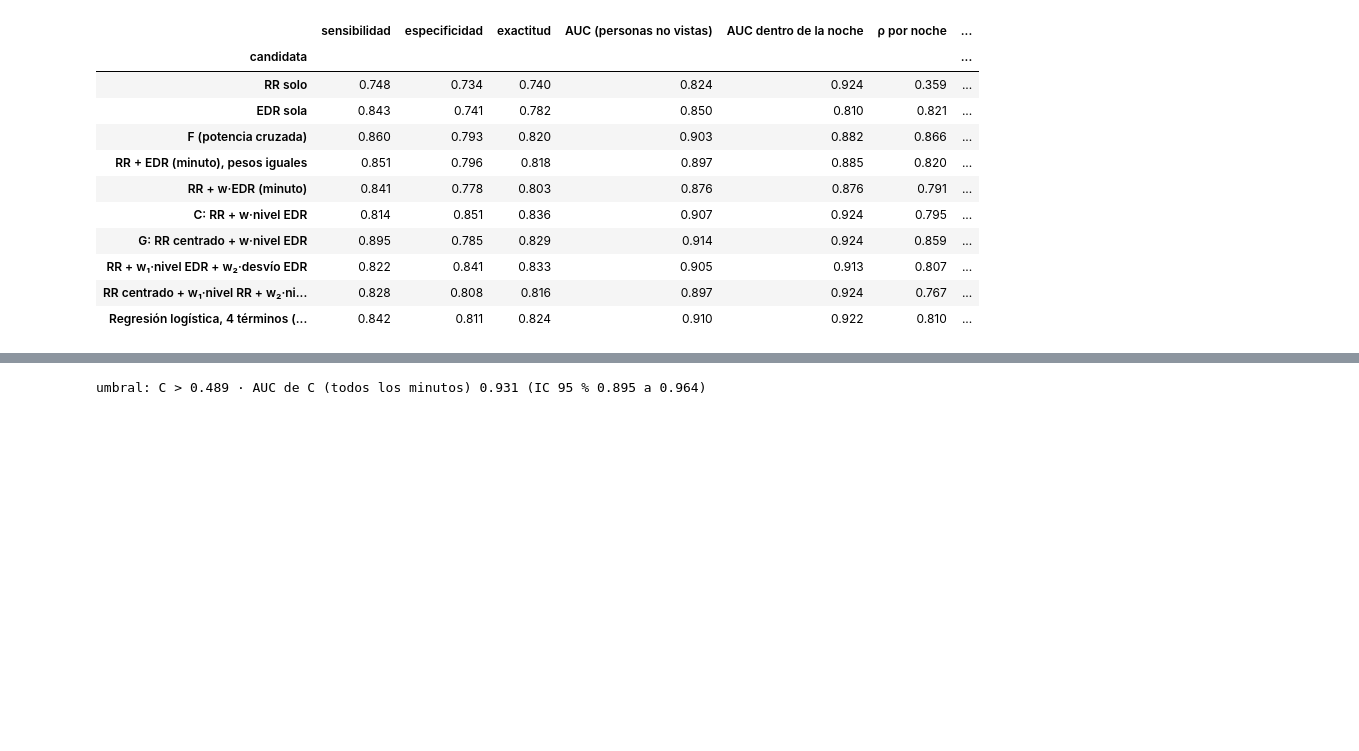
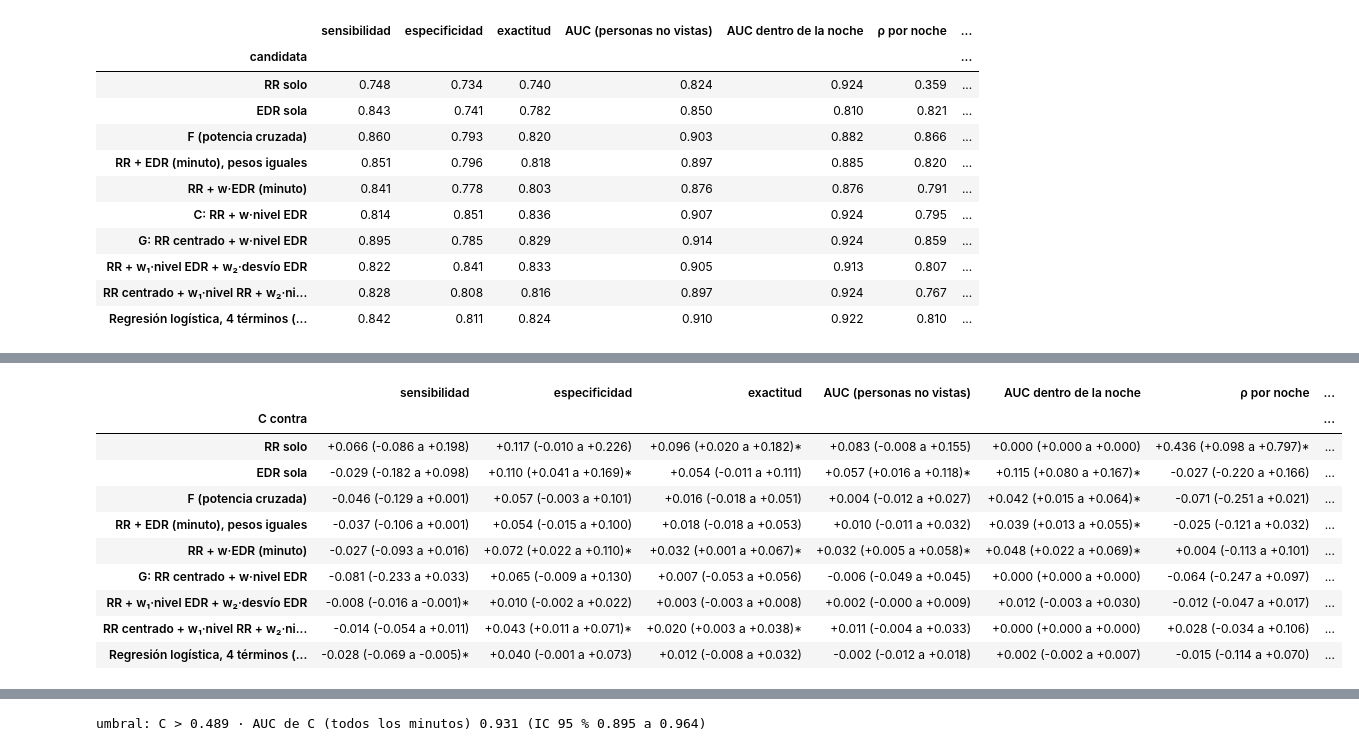
Before and after one commit to afrateitba/PSIB2026Q2-TPS-Grupo08-Frate-Tenca-Weizman, a Jupyter notebook: notebooks/04_feature_y_detector.ipynb, the cells around one changed output, grey strips where cells are left out. Cells and saved outputs as stored; diff of their text form; code cells hidden in the pictures; blank space fills up the shorter version.

```diff
--- a/notebooks/04_feature_y_detector.ipynb
+++ b/notebooks/04_feature_y_detector.ipynb
@@ -556,9 +556,9 @@ def cv_candidata(base, libres):
         u_ = youden_threshold(s_tr, y_all[tr]); pred[te] = s_te > u_; marg[te] = s_te - u_; aucs.append(auc(s_te, y_all[te]))
     return pred, marg, float(np.mean(aucs))
 
-filas, preds_cand = [], {}
+filas, preds_cand, margs_cand = [], {}, {}
 for nombre, (base, libres) in list(CANDIDATAS.items()) + [("Regresión logística, 4 términos (referencia)", (None, None))]:
-    pred, marg, auc_g = cv_candidata(base, libres); preds_cand[nombre] = pred
+    pred, marg, auc_g = cv_candidata(base, libres); preds_cand[nombre] = pred; margs_cand[nombre] = marg
     nn = ev.assign(p=pred).groupby("record").agg(real=("label", "mean"), estimada=("p", "mean")).join(split.set_index("record").category)
     dentro_c = [auc(marg[(ev.record == r).to_numpy()], y_all[(ev.record == r).to_numpy()]) for r in dentro.record]
     filas.append({"candidata": nombre, **metricas(y_all, pred), "AUC (personas no vistas)": auc_g,
@@ -566,16 +566,6 @@ for nombre, (base, libres) in list(CANDIDATAS.items()) + [("Regresión logístic
                   "% marcado en controles": 100 * nn[nn.category == "C"].estimada.mean()})
 tabla_cand = pd.DataFrame(filas).set_index("candidata")
 
-acierto_c = (preds_cand["C: RR + w·nivel EDR"] == y_all).astype(float)
-dif = []
-for nombre in tabla_cand.index:
-    if nombre.startswith("C:"):
-        continue
-    a_o = (preds_cand[nombre] == y_all).astype(float)
-    bs = [acierto_c[i].mean() - a_o[i].mean() for i in boot_idx]
-    dif.append({"C contra": nombre, "diferencia de exactitud": acierto_c.mean() - a_o.mean(),
-                "IC 95 %": f"{np.percentile(bs, 2.5):+.3f} a {np.percentile(bs, 97.5):+.3f}"})
-display_dif = pd.DataFrame(dif).set_index("C contra").round(3)
 tabla_cand.round(3)
 # %% [output]
 |  | sensibilidad | especificidad | exactitud | AUC (personas no vistas) | AUC dentro de la noche | ρ por noche | ... |
@@ -620,0 +592,66 @@ Se elige el umbral que maximiza el **índice de Youden**, J = sensibilidad + esp
+# %%
+rec_arr = ev.record.to_numpy()
+cat_de = split.set_index("record").category
+fold_min = np.zeros(len(ev), int)
+for k_, gpo in enumerate(grupos):
+    fold_min[np.isin(subj, gpo)] = k_
+recs_de = ev.groupby("subject").record.unique().to_dict()
+noches_dentro = set(dentro.record)
+
+def por_noche(pred, marg):
+    """% real y estimado de apnea, AUC dentro de la noche y categoría, por registro."""
+    d = pd.DataFrame({"record": rec_arr, "y": y_all, "p": pred, "m": marg})
+    out = d.groupby("record").agg(real=("y", "mean"), est=("p", "mean"))
+    out["auc_dentro"] = [auc(g_.m.to_numpy(), g_.y.to_numpy()) if r_ in noches_dentro else np.nan
+                         for r_, g_ in d.groupby("record")]
+    out["categoria"] = cat_de.reindex(out.index).to_numpy()
+    return out
+
+def medidas(pred, marg, noches, i, recs):
+    y_, p_ = y_all[i], pred[i]
+    aucs_ = [auc(marg[i][fold_min[i] == k_], y_[fold_min[i] == k_]) for k_ in range(len(grupos))
+             if 0 < y_[fold_min[i] == k_].sum() < (fold_min[i] == k_).sum()]
+    n_ = noches.loc[recs]
+    return {**metricas(y_, p_), "AUC (personas no vistas)": np.mean(aucs_),
+            "AUC dentro de la noche": np.nanmedian(n_.auc_dentro.to_numpy()),
+            "ρ por noche": spearmanr(n_.real, n_.est)[0],
+            "% marcado en controles": 100 * n_[n_.categoria == "C"].est.mean() if (n_.categoria == "C").any() else np.nan}
+
+rng_b = np.random.default_rng(2026)
+sorteos = [rng_b.choice(us, len(us)) for _ in range(2000)]
+muestras = [(np.concatenate([idx_por_suj[u] for u in su]), np.concatenate([recs_de[u] for u in su])) for su in sorteos]
+todos = (np.arange(len(ev)), np.array(sorted(set(rec_arr))))
+NOMBRE_C = "C: RR + w·nivel EDR"
+noches_cand = {n_: por_noche(preds_cand[n_], margs_cand[n_]) for n_ in preds_cand}
+boot_cand = {n_: pd.DataFrame([medidas(preds_cand[n_], margs_cand[n_], noches_cand[n_], i_, r_) for i_, r_ in muestras])
+             for n_ in preds_cand}
+punto = {n_: medidas(preds_cand[n_], margs_cand[n_], noches_cand[n_], *todos) for n_ in preds_cand}
+
+def _celda(d, lo, hi):
+    sig = "*" if lo > 0 or hi < 0 else ""
+    return f"{d:+.3f} ({lo:+.3f} a {hi:+.3f}){sig}"
+
+filas_d = []
+for n_ in preds_cand:
+    if n_ == NOMBRE_C:
+        continue
+    dif_b = boot_cand[NOMBRE_C] - boot_cand[n_]
+    fila = {"C contra": n_}
+    for m_ in dif_b.columns:
+        lo, hi = np.nanpercentile(dif_b[m_], [2.5, 97.5])
+        fila[m_] = _celda(punto[NOMBRE_C][m_] - punto[n_][m_], lo, hi)
+    filas_d.append(fila)
+display_dif = pd.DataFrame(filas_d).set_index("C contra")
+display_dif
+# %% [output]
+|  | sensibilidad | especificidad | exactitud | AUC (personas no vistas) | AUC dentro de la noche | ρ por noche | ... |
+| C contra |  |  |  |  |  |  | ... |
+| RR solo | +0.066 (-0.086 a +0.198) | +0.117 (-0.010 a +0.226) | +0.096 (+0.020 a +0.182)* | +0.083 (-0.008 a +0.155) | +0.000 (+0.000 a +0.000) | +0.436 (+0.098 a +0.797)* | ... |
+| EDR sola | -0.029 (-0.182 a +0.098) | +0.110 (+0.041 a +0.169)* | +0.054 (-0.011 a +0.111) | +0.057 (+0.016 a +0.118)* | +0.115 (+0.080 a +0.167)* | -0.027 (-0.220 a +0.166) | ... |
+| F (potencia cruzada) | -0.046 (-0.129 a +0.001) | +0.057 (-0.003 a +0.101) | +0.016 (-0.018 a +0.051) | +0.004 (-0.012 a +0.027) | +0.042 (+0.015 a +0.064)* | -0.071 (-0.251 a +0.021) | ... |
+| RR + EDR (minuto), pesos iguales | -0.037 (-0.106 a +0.001) | +0.054 (-0.015 a +0.100) | +0.018 (-0.018 a +0.053) | +0.010 (-0.011 a +0.032) | +0.039 (+0.013 a +0.055)* | -0.025 (-0.121 a +0.032) | ... |
+| RR + w·EDR (minuto) | -0.027 (-0.093 a +0.016) | +0.072 (+0.022 a +0.110)* | +0.032 (+0.001 a +0.067)* | +0.032 (+0.005 a +0.058)* | +0.048 (+0.022 a +0.069)* | +0.004 (-0.113 a +0.101) | ... |
+| G: RR centrado + w·nivel EDR | -0.081 (-0.233 a +0.033) | +0.065 (-0.009 a +0.130) | +0.007 (-0.053 a +0.056) | -0.006 (-0.049 a +0.045) | +0.000 (+0.000 a +0.000) | -0.064 (-0.247 a +0.097) | ... |
+| RR + w₁·nivel EDR + w₂·desvío EDR | -0.008 (-0.016 a -0.001)* | +0.010 (-0.002 a +0.022) | +0.003 (-0.003 a +0.008) | +0.002 (-0.000 a +0.009) | +0.012 (-0.003 a +0.030) | -0.012 (-0.047 a +0.017) | ... |
+| RR centrado + w₁·nivel RR + w₂·ni... | -0.014 (-0.054 a +0.011) | +0.043 (+0.011 a +0.071)* | +0.020 (+0.003 a +0.038)* | +0.011 (-0.004 a +0.033) | +0.000 (+0.000 a +0.000) | +0.028 (-0.034 a +0.106) | ... |
+| Regresión logística, 4 términos (... | -0.028 (-0.069 a -0.005)* | +0.040 (-0.001 a +0.073) | +0.012 (-0.008 a +0.032) | -0.002 (-0.012 a +0.018) | +0.002 (-0.002 a +0.007) | -0.015 (-0.114 a +0.070) | ... |
```
Also changed, not shown: parts of 6 cells of this notebook, 1 other file.
